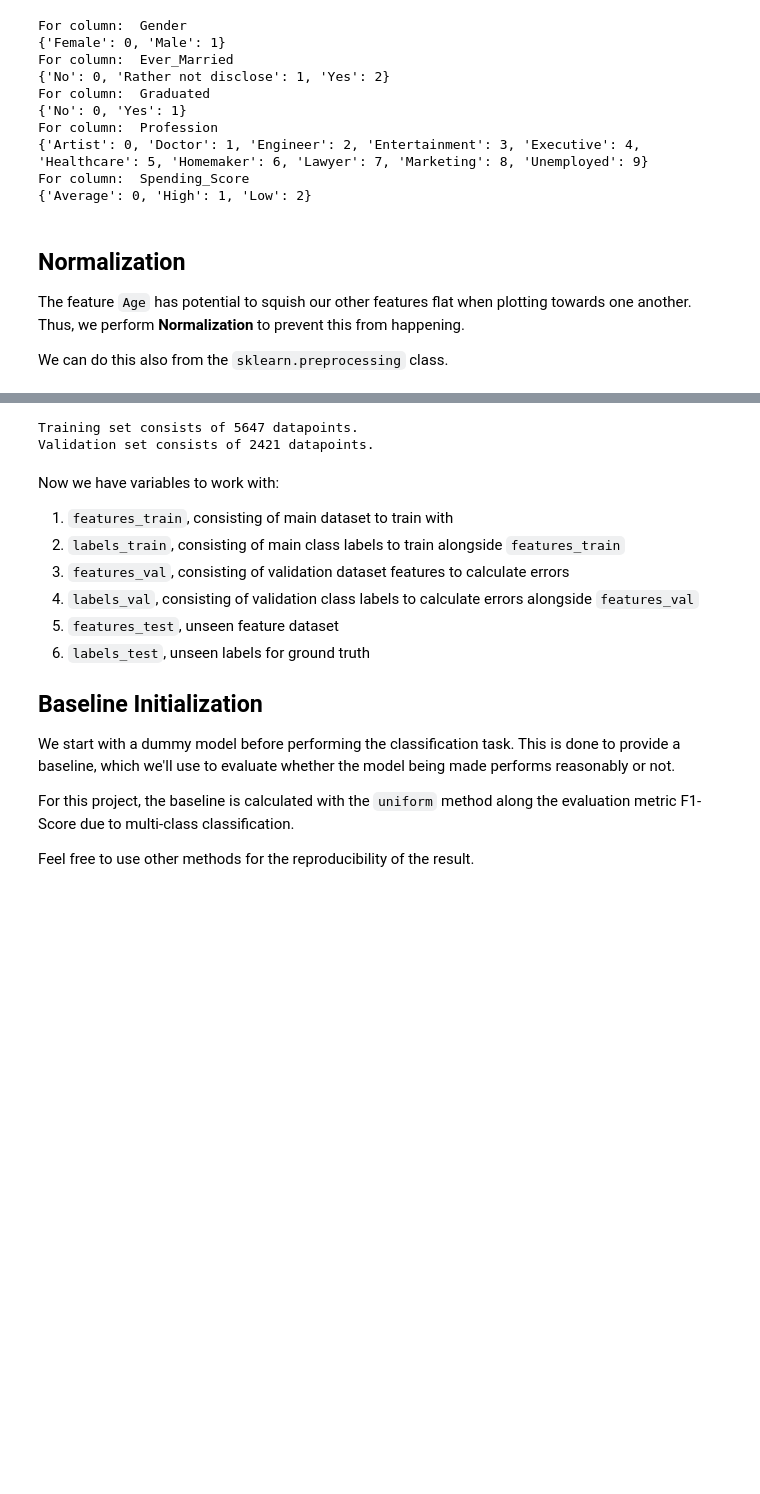
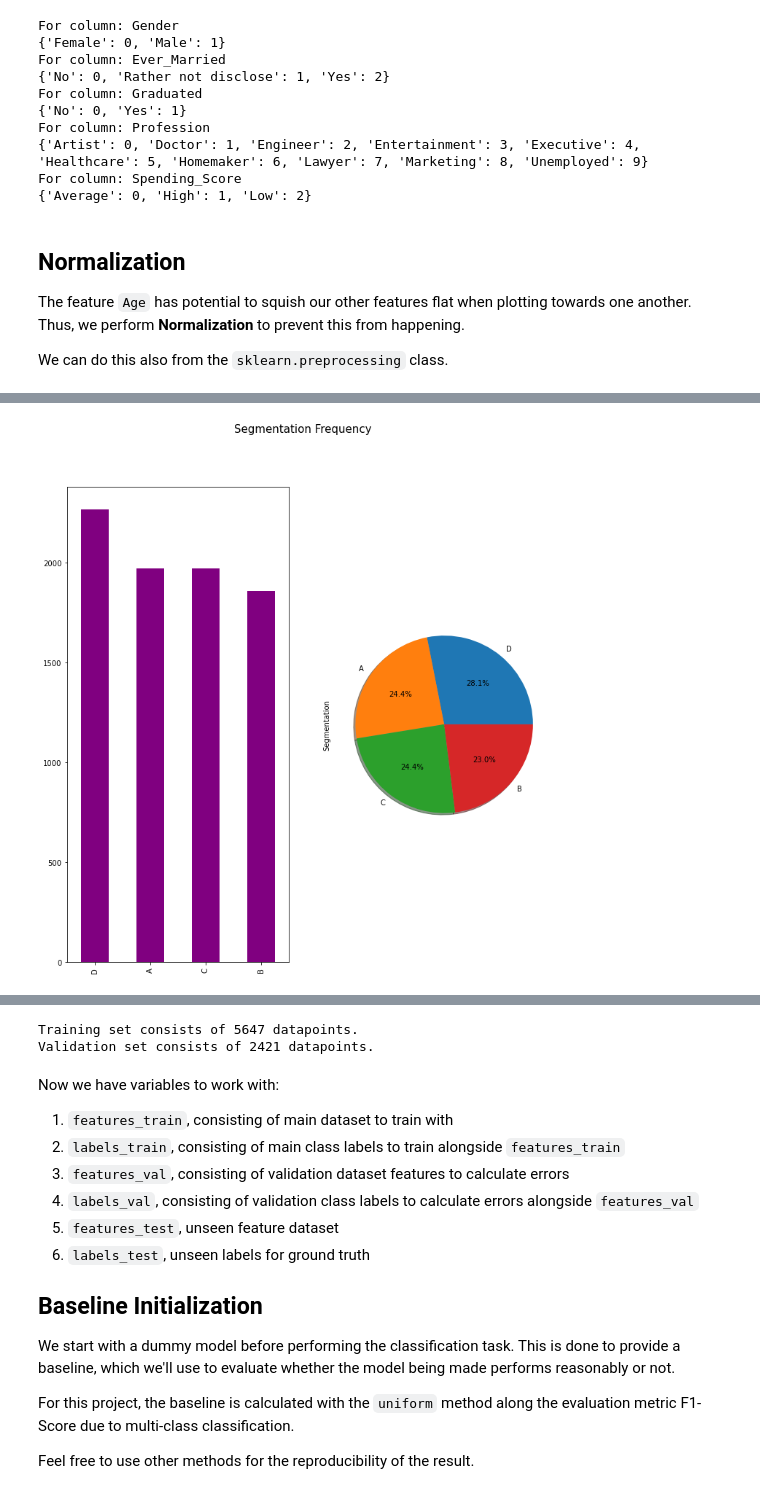
Before and after one commit to notpestilence/KNNClassifier-Sistem-Cerdas, a Jupyter notebook: nb.ipynb, the cells around one changed output, grey strips where cells are left out. Drawn from its saved outputs; the diff is of its cells as text; code cells hidden in the pictures; blank space fills up the shorter version.

```diff
--- a/nb.ipynb
+++ b/nb.ipynb
@@ -216,0 +293,83 @@ features.sample(n=10, random_state=1)
+# %%
+#Plotting Categorical Variables
+
+fig, ax = plt.subplots(1, 2, figsize=(12,12))
+cleaned_df["Segmentation"].value_counts().plot.bar(color="purple", ax=ax[0])
+cleaned_df["Segmentation"].value_counts().plot.pie(autopct='%1.1f%%',shadow=True,textprops={"fontsize": 10},ax=ax[1])
+fig.suptitle("Segmentation Frequency", fontsize=15)
+plt.xticks(rotation=90)
+plt.yticks(rotation=45)
+plt.savefig("Segmentation.png", dpi=350)
+
+fig, ax = plt.subplots(1, 2, figsize=(12,12))
+cleaned_df["Gender"].value_counts().plot.bar(color="purple", ax=ax[0])
+cleaned_df["Gender"].value_counts().plot.pie(autopct='%1.1f%%',shadow=True,textprops={"fontsize": 10},ax=ax[1])
+fig.suptitle("Gender Frequency", fontsize=15)
+plt.xticks(rotation=90)
+plt.yticks(rotation=45)
+plt.savefig("Gender.png", dpi=350)
+
+fig, ax = plt.subplots(1, 2, figsize=(12,12))
+cleaned_df["Ever_Married"].value_counts().plot.bar(color="purple", ax=ax[0])
+cleaned_df["Ever_Married"].value_counts().plot.pie(autopct='%1.1f%%',shadow=True,textprops={"fontsize": 10},ax=ax[1])
+fig.suptitle("Marriage Frequency", fontsize=15)
+plt.xticks(rotation=90)
+plt.yticks(rotation=45)
+plt.savefig("everMarried.png", dpi=350)
+
+fig, ax = plt.subplots(1, 2, figsize=(12,12))
+cleaned_df["Graduated"].value_counts().plot.bar(color="purple", ax=ax[0])
+cleaned_df["Graduated"].value_counts().plot.pie(autopct='%1.1f%%',shadow=True,textprops={"fontsize": 10},ax=ax[1])
+fig.suptitle("Graduation Frequency", fontsize=15)
+plt.xticks(rotation=90)
+plt.yticks(rotation=45)
+plt.savefig("Graduated.png", dpi=350)
+
+fig, ax = plt.subplots(1, 2, figsize=(12,12))
+cleaned_df["Profession"].value_counts().plot.bar(color="purple", ax=ax[0])
+cleaned_df["Profession"].value_counts().plot.pie(autopct='%1.1f%%',shadow=True,textprops={"fontsize": 10},ax=ax[1])
+fig.suptitle("Profession Frequency", fontsize=15)
+plt.xticks(rotation=90)
+plt.yticks(rotation=45)
+plt.savefig("Profession.png", dpi=350)
+
+fig, ax = plt.subplots(1, 2, figsize=(12,12))
+cleaned_df["Spending_Score"].value_counts().plot.bar(color="purple", ax=ax[0])
+cleaned_df["Spending_Score"].value_counts().plot.pie(autopct='%1.1f%%',shadow=True,textprops={"fontsize": 10},ax=ax[1])
+fig.suptitle("Spending Score Frequency", fontsize=15)
+plt.xticks(rotation=90)
+plt.yticks(rotation=45)
+plt.savefig("spendingScore.png", dpi=350)
+
+
+#Plotting Numerical Variables
+
+fig, ax = plt.subplots(1,3, figsize=(12,12))
+fig.suptitle("Age Distribution", fontsize=15)
+sns.distplot(cleaned_df["Age"], ax=ax[0])
+sns.boxplot(cleaned_df["Age"], ax=ax[1])
+sns.violinplot(cleaned_df["Age"], ax=ax[2])
+plt.savefig("AgeDist.png", dpi=350)
+
+fig, ax = plt.subplots(1,3, figsize=(12,12))
+fig.suptitle("Work Experience Distribution", fontsize=15)
+sns.distplot(cleaned_df["Work_Experience"], ax=ax[0])
+sns.boxplot(cleaned_df["Work_Experience"], ax=ax[1])
+sns.violinplot(cleaned_df["Work_Experience"], ax=ax[2])
+plt.savefig("WorkExpDist.png", dpi=350)
+
+fig, ax = plt.subplots(1,3, figsize=(12,12))
+fig.suptitle("Family Size Distribution", fontsize=15)
+sns.distplot(cleaned_df["Family_Size"], ax=ax[0])
+sns.boxplot(cleaned_df["Family_Size"], ax=ax[1])
+sns.violinplot(cleaned_df["Family_Size"], ax=ax[2])
+plt.savefig("FamSizeDist.png", dpi=350)
+
+fig, ax = plt.subplots(1,3, figsize=(12,12))
+fig.suptitle("Work Experience to Age Ratio Distribution", fontsize=15)
+sns.distplot(features["Work_Experience_to_Age_Ratio"], ax=ax[0])
+sns.boxplot(features["Work_Experience_to_Age_Ratio"], ax=ax[1])
+sns.violinplot(features["Work_Experience_to_Age_Ratio"], ax=ax[2])
+plt.savefig("RatioDist.png", dpi=350)
+# %% [output]
+[figure, added]
```
Also changed, not shown: parts of 14 cells of this notebook, 6 other files.
